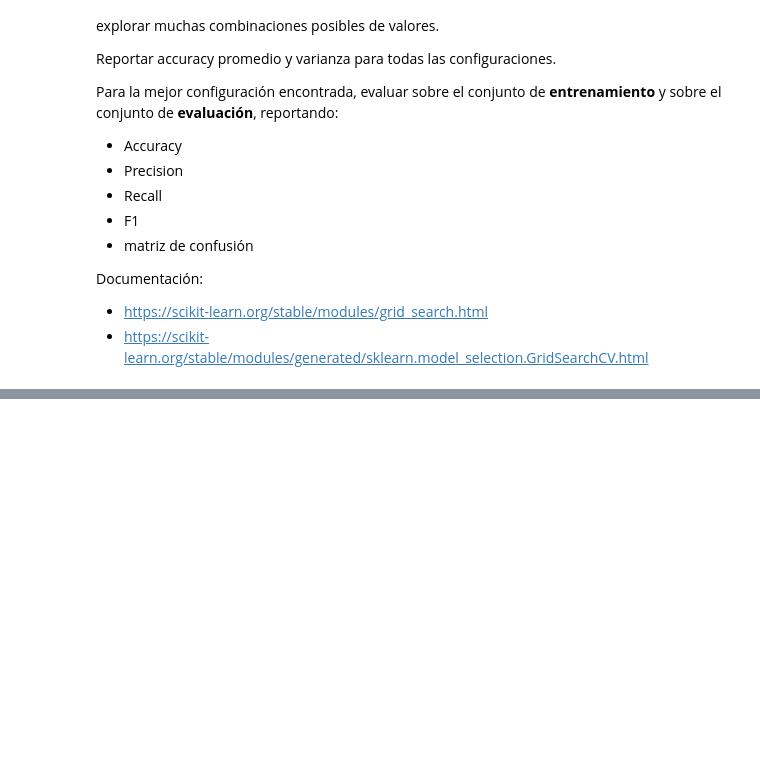
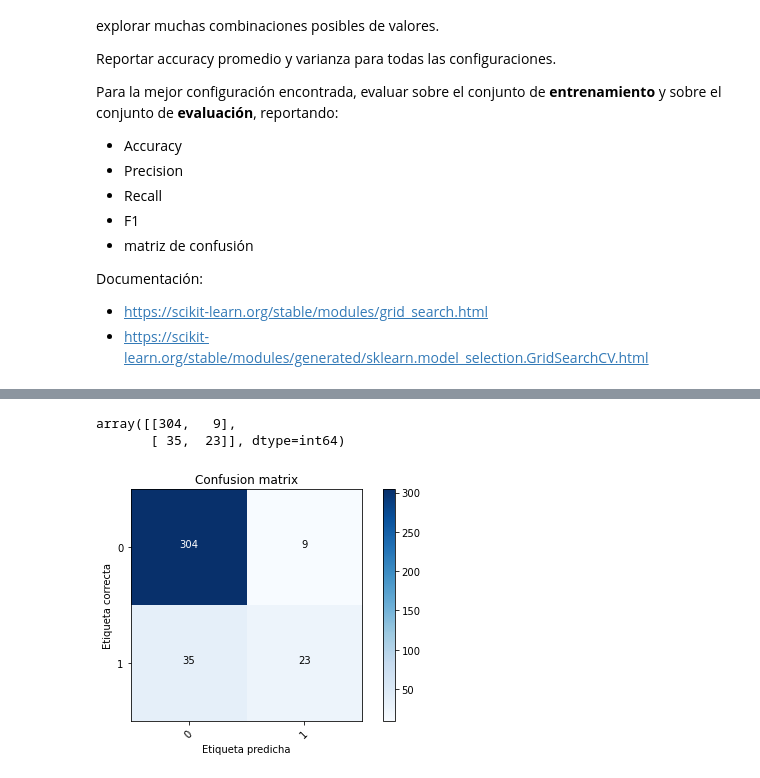
Before and after one commit to Nico37-coder/IAA-Team-22, a Jupyter notebook: Lab 2 NEF.ipynb, the cells around one changed output, grey strips where cells are left out. Saved outputs shown, nothing was run; the diff lists cells and outputs as text; code cells hidden in the pictures; blank space fills up the shorter version.

```diff
--- a/Lab 2 NEF.ipynb
+++ b/Lab 2 NEF.ipynb
@@ -260,0 +644,4 @@ Documentación:
+# %%
+model = DecisionTreeClassifier(criterion='gini', max_depth= 4, splitter='best',  random_state=0)
+# %%
+model.fit(X_train, y_train)
@@ -260,0 +652,2 @@ Documentación:
+# %%
+y_test_pred = model.predict(X_test)
@@ -260,0 +671,10 @@ Documentación:
+# %%
+cm = confusion_matrix(y_test, y_test_pred)
+cm
+# %% [output]
+array([[304,   9],
+       [ 35,  23]], dtype=int64)
+# %%
+plot_confusion_matrix(cm, ['0','1'])
+# %% [output]
+[figure, added]
```
Also changed, not shown: parts of 60 cells of this notebook, 1 other file.
